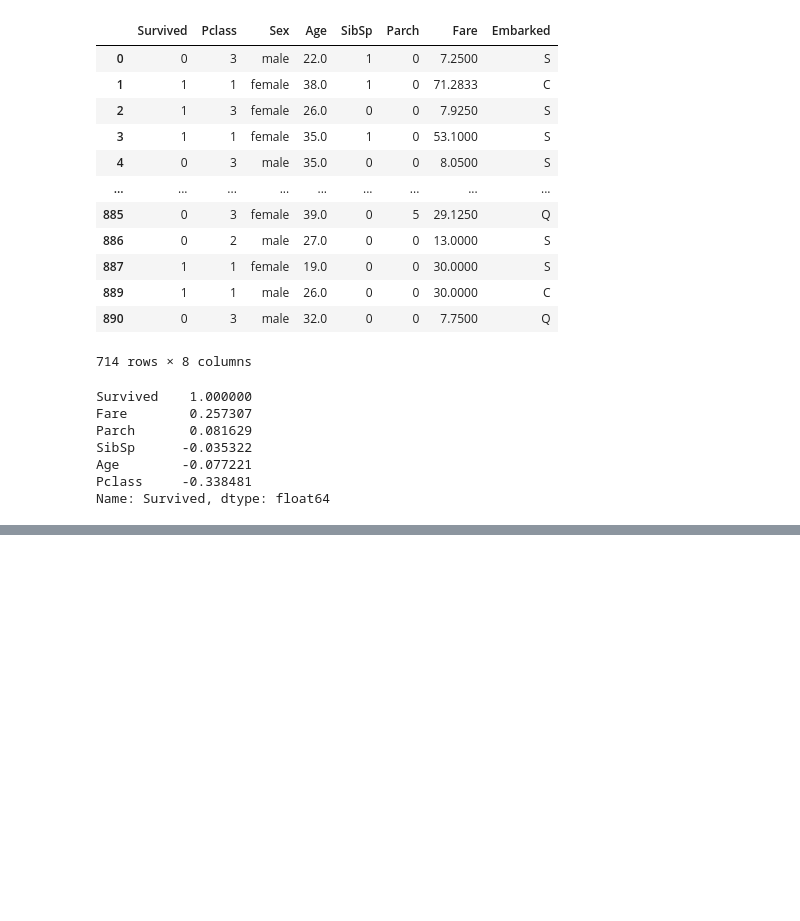
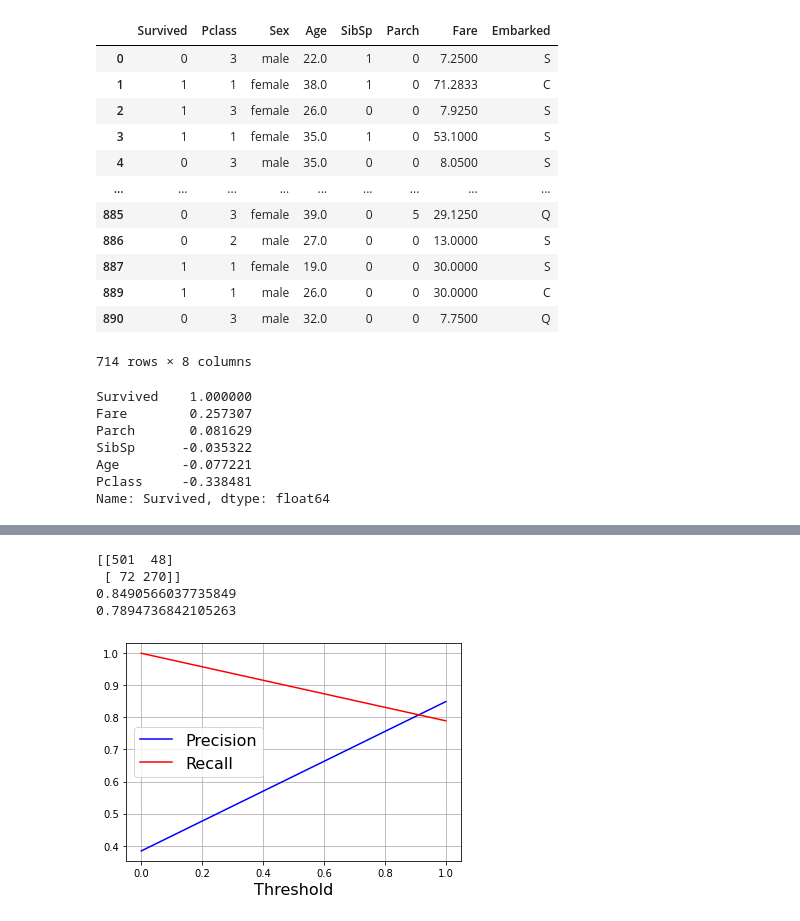
Before and after one commit to maciejolszanski/ML_basics, a Jupyter notebook: 04_Titanic.ipynb, the cells around one changed output, grey strips where cells are left out. Drawn from its saved outputs; the diff is of its cells as text; code cells hidden in the pictures; blank space fills up the shorter version.

```diff
--- a/04_Titanic.ipynb
+++ b/04_Titanic.ipynb
@@ -202,7 +202,7 @@ cat_col = ['Sex', 'Embarked']
 num_col = [col for col in X_train.columns.values if col not in cat_col]
 
 num_pip = Pipeline([
-    ('imputer', SimpleImputer(strategy='median')),
+    ('imputer', SimpleImputer(strategy='most_frequent')),
     ('standard_scaler', StandardScaler()),
 ])
 cat_pip = Pipeline([
@@ -232,0 +326,13 @@ array([[ 0.82737724, -0.56573646,  0.43279337, ...,  0.        ,
+# %%
+from sklearn.neighbors import KNeighborsClassifier
+
+kn_clf = KNeighborsClassifier()
+rand_params = {
+    'n_neighbors': np.arange(1,10),
+    'weights': ['uniform', 'distance'],
+    'algorithm': ['auto', 'ball_tree', 'kd_tree', 'brute'],
+}
+
+kn_rand = RandomizedSearchCV(kn_clf, rand_params, scoring='accuracy', cv=5,
+                             n_iter=100, return_train_score=True)
+kn_rand.fit(X_train_prepared, y_train)
@@ -232,0 +346,17 @@ array([[ 0.82737724, -0.56573646,  0.43279337, ...,  0.        ,
+# %%
+kn_best = kn_rand.best_estimator_
+y_predicted = kn_best.predict(X_train_prepared)
+
+print(confusion_matrix(y_train, y_predicted))
+print(precision_score(y_train, y_predicted))
+print(recall_score(y_train, y_predicted))
+# %% [output]
+[[501  48]
+ [ 72 270]]
+0.8490566037735849
+0.7894736842105263
+# %%
+precisions, recalls, thresholds = precision_recall_curve(y_train, y_predicted)
+plot_prec_rec_thres(precisions, recalls, thresholds)
+# %% [output]
+[figure, added]
```
Also changed, not shown: parts of 36 cells of this notebook, 2 other files.
